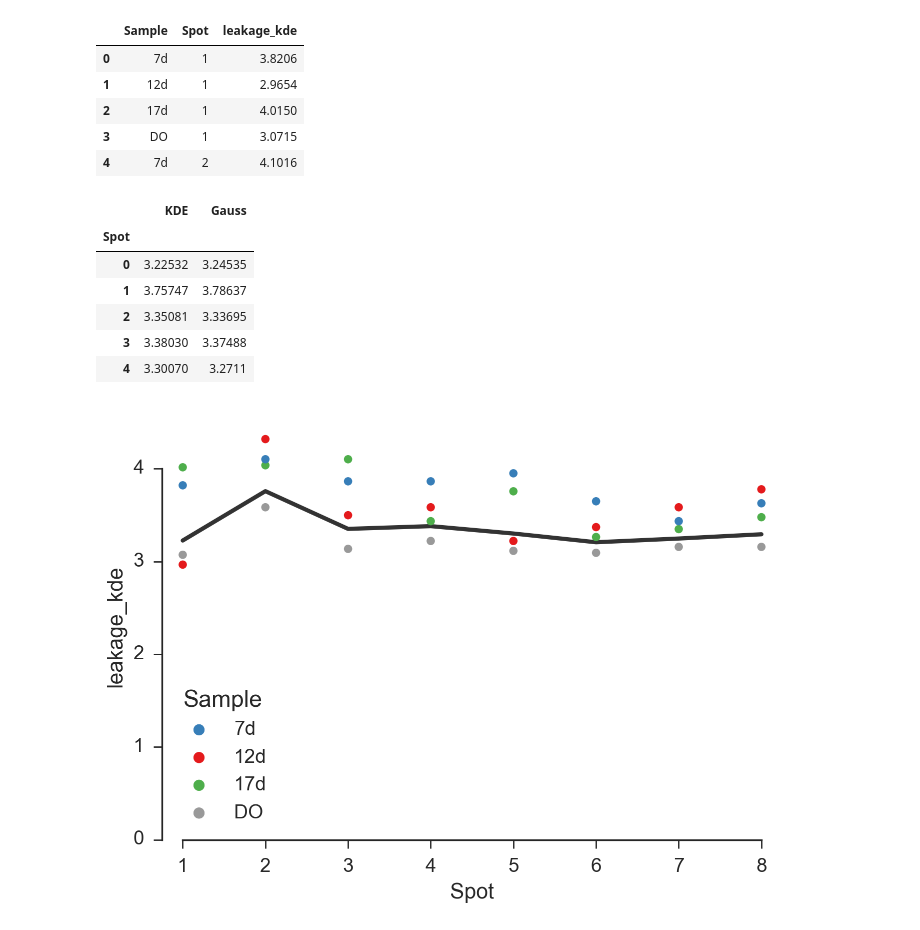
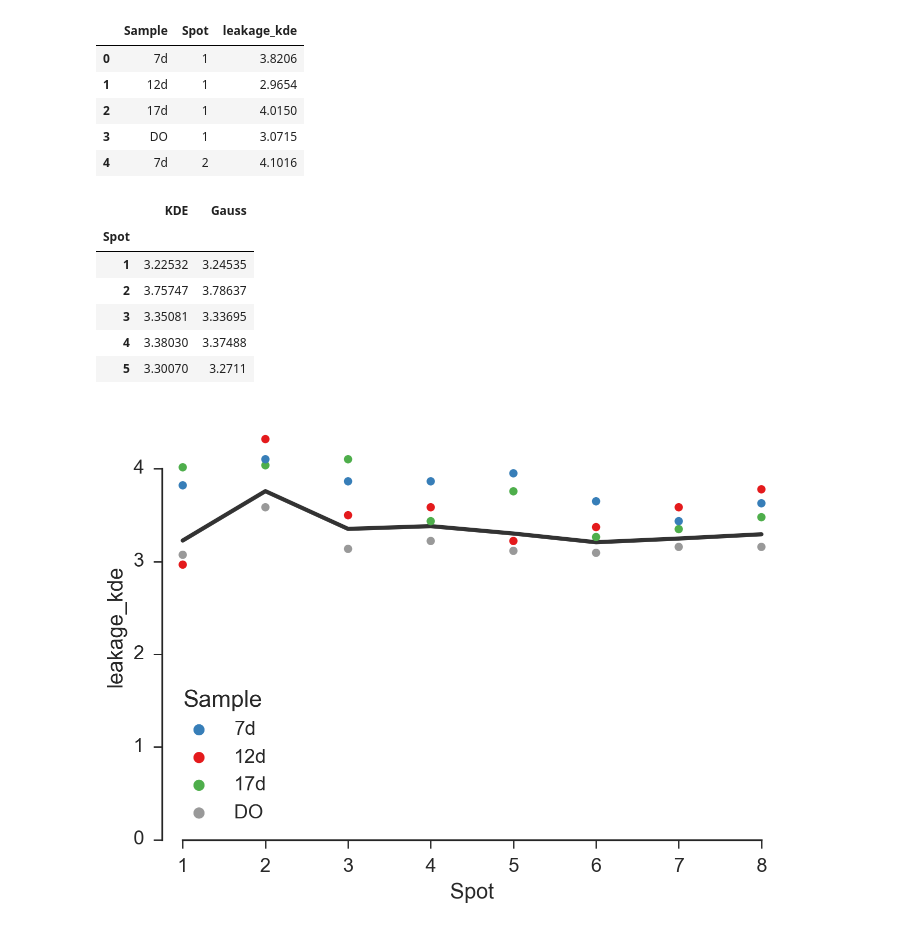
Before and after one commit to tritemio/multispot_paper, a Jupyter notebook: out_notebooks/Multi-spot 5-Samples analysis - Leakage coefficient - Summary-out.ipynb, the cells around one changed output. Cells and saved outputs as stored; diff of their text form; code cells hidden in the pictures.

```diff
--- a/out_notebooks/Multi-spot 5-Samples analysis - Leakage coefficient - Summary-out.ipynb
+++ b/out_notebooks/Multi-spot 5-Samples analysis - Leakage coefficient - Summary-out.ipynb
@@ -362,16 +299,16 @@ leakage_kde_t.head()
 | 3 | DO | 1 | 3.0715 |
 | 4 | 7d | 2 | 4.1016 |
 # %%
-_ = lk_cw_m.copy().assign(Spot=range(8)).set_index('Spot')
+_ = lk_cw_m.copy().assign(Spot=range(1, 9)).set_index('Spot')
 _.head()
 # %% [output]
 |  | KDE | Gauss |
 | Spot |  |  |
-| 0 | 3.22532 | 3.24535 |
-| 1 | 3.75747 | 3.78637 |
-| 2 | 3.35081 | 3.33695 |
-| 3 | 3.38030 | 3.37488 |
-| 4 | 3.30070 | 3.2711 |
+| 1 | 3.22532 | 3.24535 |
+| 2 | 3.75747 | 3.78637 |
+| 3 | 3.35081 | 3.33695 |
+| 4 | 3.38030 | 3.37488 |
+| 5 | 3.30070 | 3.2711 |
 # %%
 sns.set_palette(colors_dark4)
 # %%
```
Also changed, not shown: parts of 23 cells of this notebook, 3 other files.
